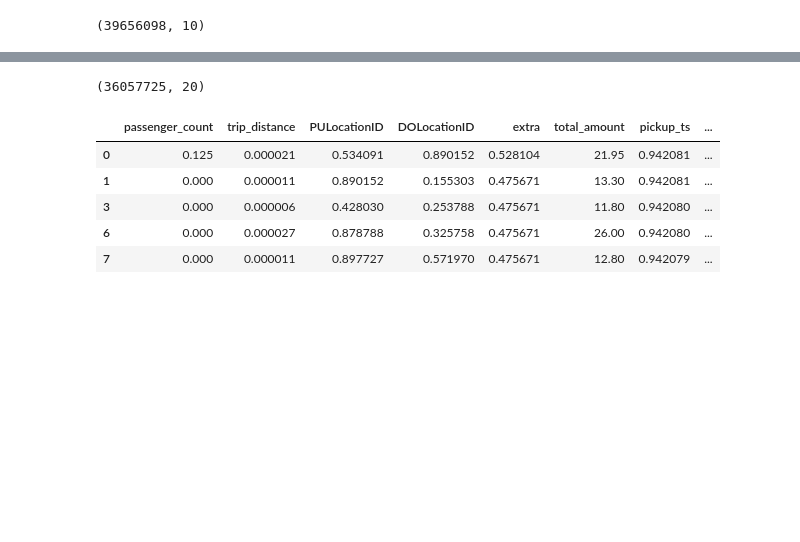
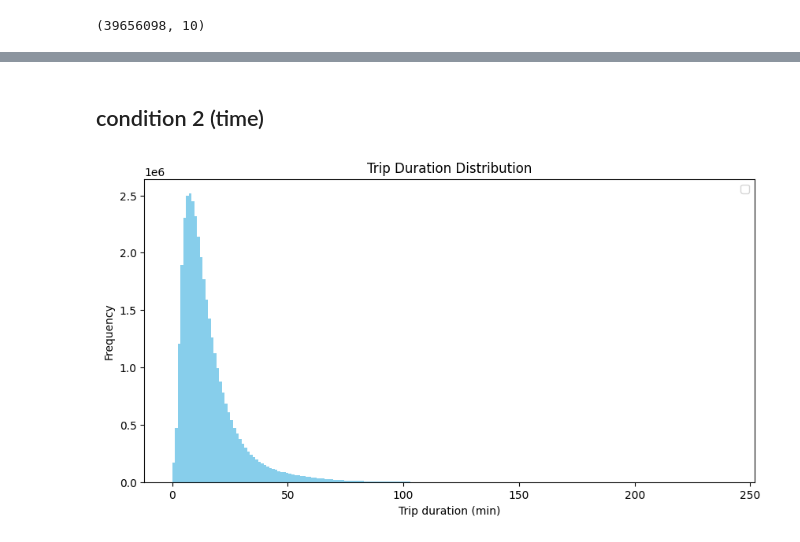
Before and after one commit to crk13/5208-SGD-MPI, a Jupyter notebook: source/data_cleaning.ipynb, the cells around one changed output, grey strips where cells are left out. Cells and saved outputs as stored; diff of their text form; code cells hidden in the pictures; blank space fills up the shorter version.

```diff
--- a/source/data_cleaning.ipynb
+++ b/source/data_cleaning.ipynb
@@ -36,34 +48,40 @@ df.shape
-# %%
-#时间
-df["pickup_ts"] = df["tpep_pickup_datetime"].astype('int64') // 10**9
-df["dropoff_ts"] = df["tpep_dropoff_datetime"].astype('int64') // 10**9
-df = df.drop(columns=["tpep_pickup_datetime", "tpep_dropoff_datetime"])
-
-# 类别onehot
-# cat_cols = ['RatecodeID','payment_type','PULocationID','DOLocationID']
-cat_cols = ['RatecodeID','payment_type']
-# df = pd.get_dummies(df, columns=cat_cols, dummy_na=False)
-for col in cat_cols:
-    dummies = pd.get_dummies(df[col], prefix=col, dummy_na=False)
-    df = pd.concat([df, dummies], axis=1)
-    df.drop(columns=[col], inplace=True)
-
-num_cols = ['passenger_count','trip_distance','extra','pickup_ts','dropoff_ts', 'PULocationID','DOLocationID']
-for col in num_cols:
-    col_min = df[col].min()
-    col_max = df[col].max()
-    df[col] = (df[col] - col_min) / (col_max - col_min)
-
-df.shape
-# df.head()
-# %% [output]
-(36057725, 20)
-# %%
-df.head()
-# %% [output]
-|  | passenger_count | trip_distance | PULocationID | DOLocationID | extra | total_amount | pickup_ts | ... |
-| 0 | 0.125 | 0.000021 | 0.534091 | 0.890152 | 0.528104 | 21.95 | 0.942081 | ... |
-| 1 | 0.000 | 0.000011 | 0.890152 | 0.155303 | 0.475671 | 13.30 | 0.942081 | ... |
-| 3 | 0.000 | 0.000006 | 0.428030 | 0.253788 | 0.475671 | 11.80 | 0.942080 | ... |
-| 6 | 0.000 | 0.000027 | 0.878788 | 0.325758 | 0.475671 | 26.00 | 0.942080 | ... |
-| 7 | 0.000 | 0.000011 | 0.897727 | 0.571970 | 0.475671 | 12.80 | 0.942079 | ... |
+# %% [markdown]
+## condition 2 (time)
+# %%
+# %H → 24h %I → 12h
+df['tpep_pickup_datetime'] = pd.to_datetime(df["tpep_pickup_datetime"], format = "%m/%d/%Y %I:%M:%S %p", errors='coerce')
+df['tpep_dropoff_datetime'] = pd.to_datetime(df["tpep_dropoff_datetime"], format = "%m/%d/%Y %I:%M:%S %p", errors='coerce')
+df = df.dropna(subset=['tpep_pickup_datetime', 'tpep_dropoff_datetime'])
+
+# draw a plot
+# df['pickup_date'] = df['tpep_pickup_datetime'].dt.date
+# df['dropoff_date'] = df['tpep_dropoff_datetime'].dt.date
+
+# pickup_counts = df['pickup_date'].value_counts().sort_index()
+# dropoff_counts = df['dropoff_date'].value_counts().sort_index()
+
+# plt.figure(figsize=(12,5))
+# plt.plot(pickup_counts.index, pickup_counts.values, label='Pickup')
+# plt.plot(dropoff_counts.index, dropoff_counts.values, label='Dropoff')
+# plt.xlabel('Date')
+# plt.ylabel('Number of trips')
+# plt.title('Daily trip counts')
+# plt.xticks(rotation=45)
+# plt.legend()
+# plt.tight_layout()
+# plt.show()
+
+# df = df.drop(columns=['pickup_date', 'dropoff_date'])
+# %%
+trip_dur_min = (df["tpep_dropoff_datetime"] - df["tpep_pickup_datetime"]).dt.total_seconds() / 60
+df['trip_dur_min'] = trip_dur_min
+
+plt.figure(figsize=(10,5))
+plt.hist(df['trip_dur_min'], bins=200, range=(0, 240), color='skyblue')
+plt.xlabel("Trip duration (min)")
+plt.ylabel("Frequency")
+plt.title("Trip Duration Distribution")
+plt.legend()
+plt.show()
+# %% [output]
+[figure, added]
```
Also changed, not shown: parts of 24 cells of this notebook, 7 other files.
